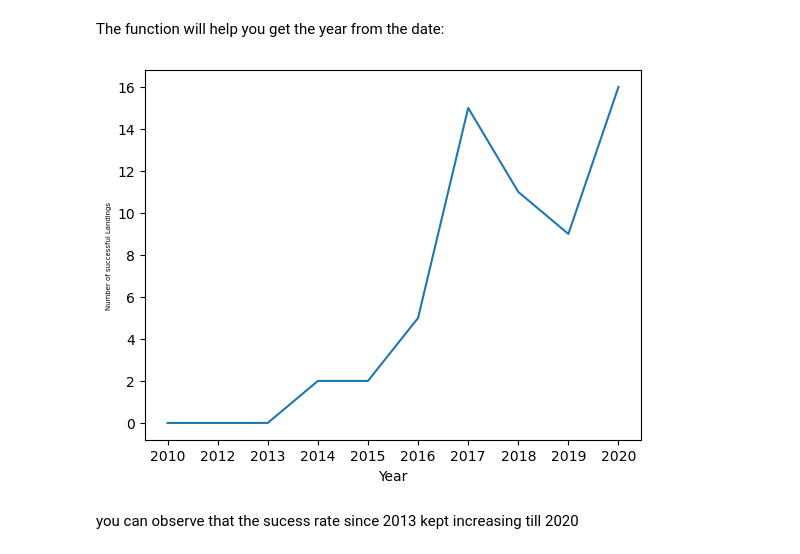
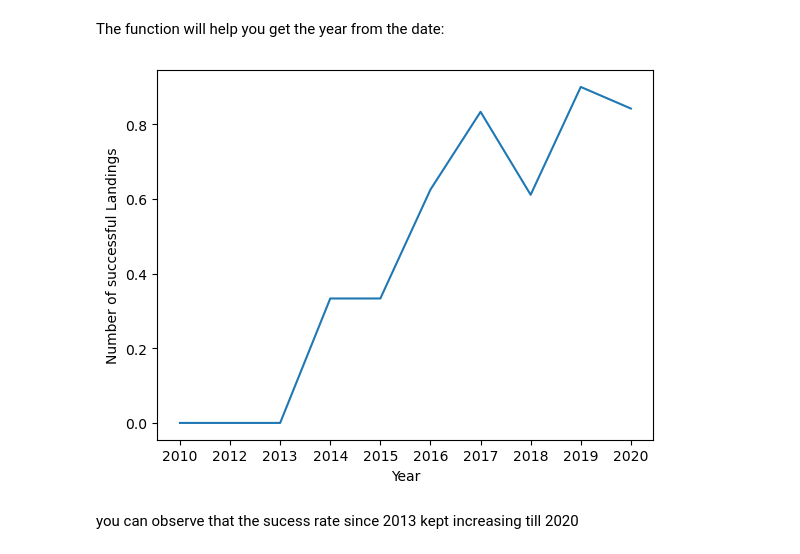
Before and after one commit to jeatzr/capstone-data-project, a Jupyter notebook: EDA with data visualization.ipynb, the cells around one changed output. Saved outputs shown, nothing was run; the diff lists cells and outputs as text; code cells hidden in the pictures.

```diff
--- a/EDA with data visualization.ipynb
+++ b/EDA with data visualization.ipynb
@@ -178,13 +178,13 @@ year = Extract_year(df['Date'])
 df['Year']=year
 # %%
 df_year_success = df[['Year','Class']]
-df_year_success = df_year_success.groupby(['Year']).sum().reset_index()
+df_year_success = df_year_success.groupby(['Year']).mean().reset_index()
 
 sns.lineplot(data=df_year_success, x="Year", y="Class")
-plt.ylabel("Number of successful Landings",fontsize=5)
+plt.ylabel("Number of successful Landings",fontsize=10)
 plt.show()
 # %% [output]
-[figure, old version]
+[figure, new version]
 # %% [markdown]
 you can observe that the sucess rate since 2013 kept increasing till 2020
 # %% [markdown]
```
